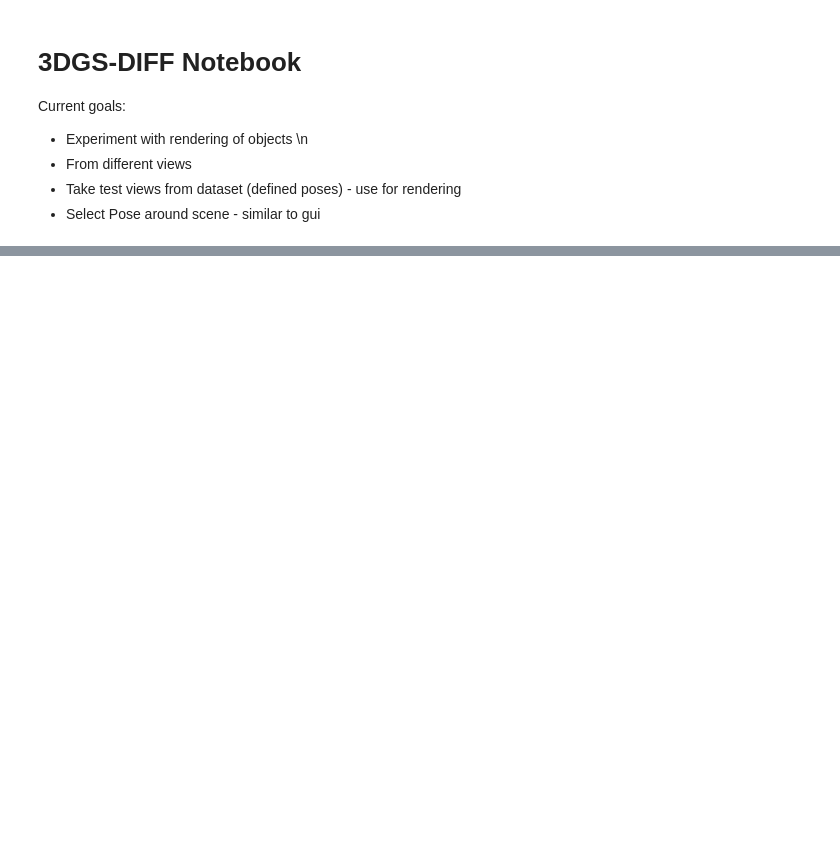
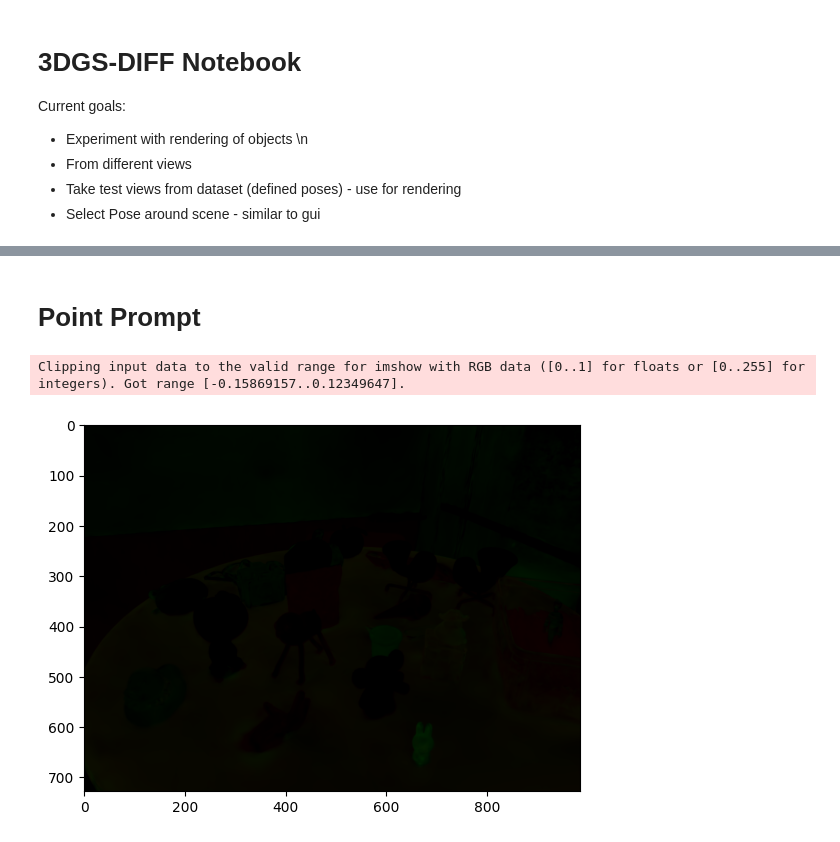
Before and after one commit to matt576/3dgs-diff, a Jupyter notebook: SegAnyGAussians/3dgs-diff.ipynb, the cells around one changed output, grey strips where cells are left out. Saved outputs shown, nothing was run; the diff lists cells and outputs as text; code cells hidden in the pictures; blank space fills up the shorter version.

```diff
--- a/SegAnyGAussians/3dgs-diff.ipynb
+++ b/SegAnyGAussians/3dgs-diff.ipynb
@@ -58,0 +205,24 @@ def get_combined_args(parser : ArgumentParser, model_path, target_cfg_file = Non
+# %% [markdown]
+# Point Prompt
+# %%
+with torch.no_grad():
+    # If the q_trans is normal
+    # scale = 2.
+    # scale = torch.full((1,), scale).cuda()
+    # scale = q_trans(scale)
+
+    # If the q_trans is uniform, the scale can be any value between 0 and 1
+    # scale = torch.tensor([0]).cuda()
+    # scale = torch.tensor([0.5]).cuda()
+    scale = torch.tensor([1.]).cuda()
+
+    gates = scale_gate(scale)
+
+    feature_with_scale = rendered_feature
+    feature_with_scale = feature_with_scale * gates.unsqueeze(-1).unsqueeze(-1)
+    scale_conditioned_feature = feature_with_scale.permute([1,2,0])
+
+    plt.imshow(scale_conditioned_feature[:,:,:3].detach().cpu().numpy()) # ? img = (img - img.min()) / (img.max() - img.min())  # Normalize for display
+# %% [output]
+Clipping input data to the valid range for imshow with RGB data ([0..1] for floats or [0..255] for integers). Got range [-0.15869157..0.12349647].
+[figure, added]
```
Also changed, not shown: parts of 37 cells of this notebook.
